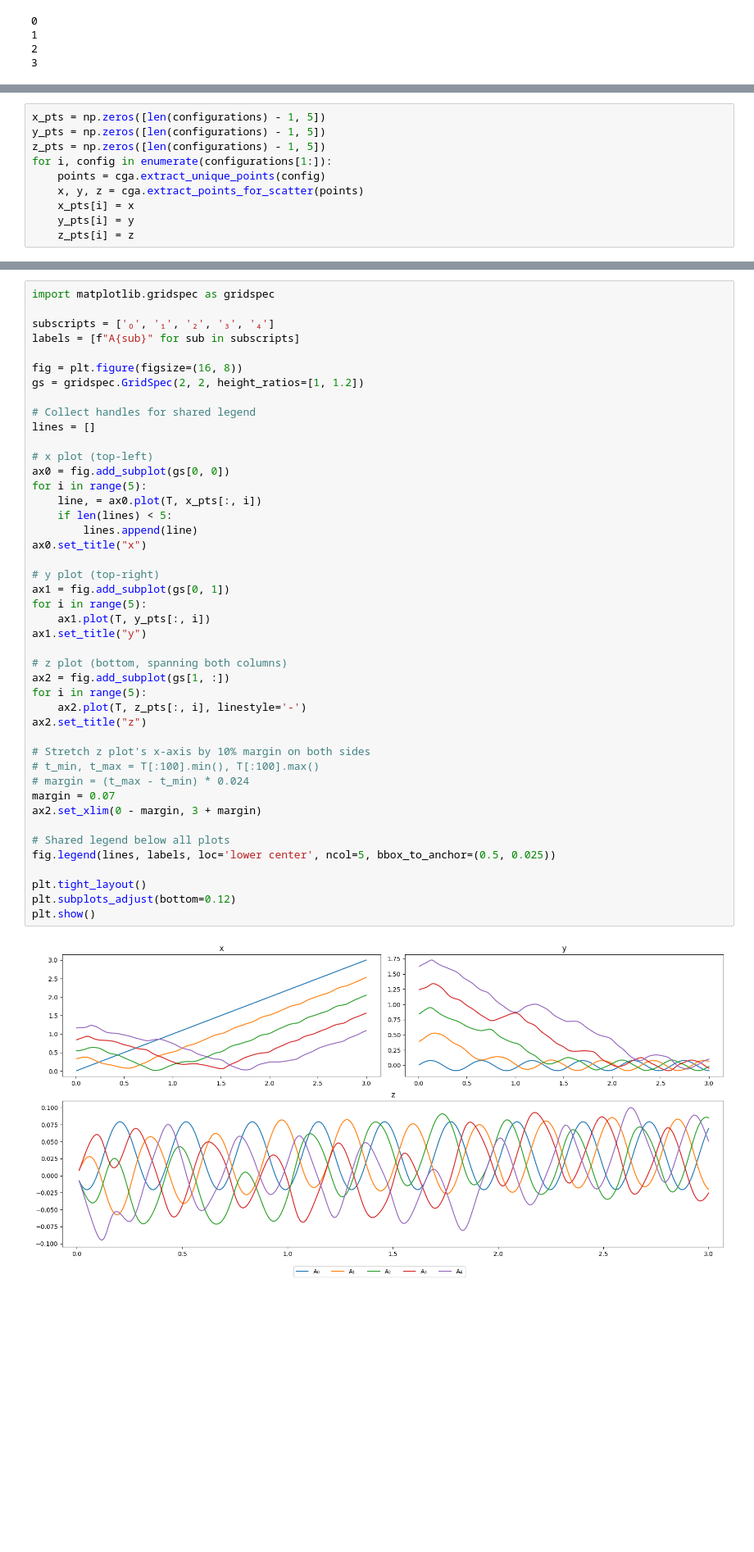
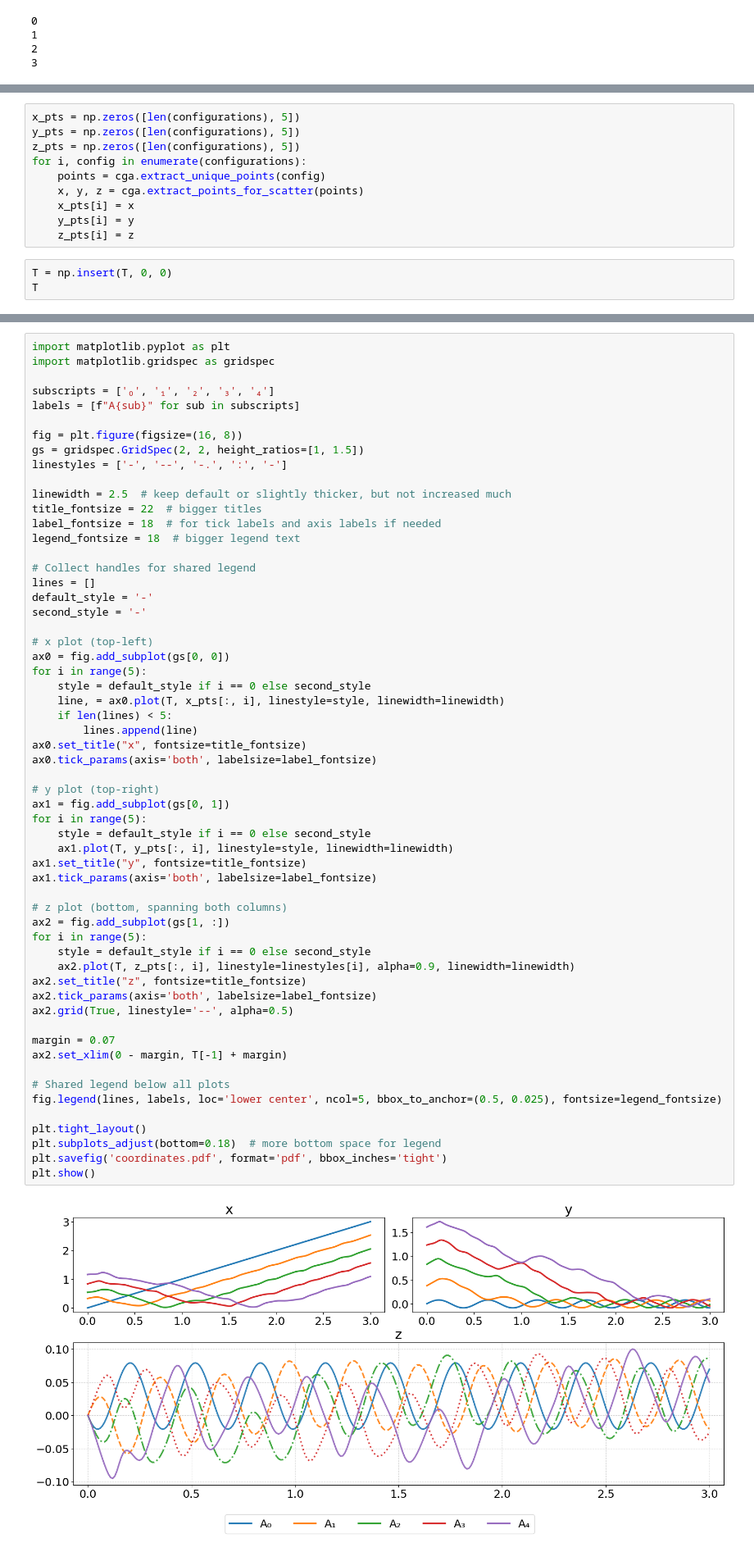
Before and after one commit to Romanuccio/Naga, a Jupyter notebook: Example.ipynb, the cells around one changed output, grey strips where cells are left out. Shown at 82% size. Drawn from its saved outputs; the diff is of its cells as text; blank space fills up the shorter version.

Commit message:
coord vis fin

```diff
--- a/Example.ipynb
+++ b/Example.ipynb
@@ -94,12 +94,15 @@ plt.show()
 [figure]
 [figure]
 # %%
-x_pts = np.zeros([len(configurations) - 1, 5])
-y_pts = np.zeros([len(configurations) - 1, 5])
-z_pts = np.zeros([len(configurations) - 1, 5])
-for i, config in enumerate(configurations[1:]):
+x_pts = np.zeros([len(configurations), 5])
+y_pts = np.zeros([len(configurations), 5])
+z_pts = np.zeros([len(configurations), 5])
+for i, config in enumerate(configurations):
     points = cga.extract_unique_points(config)
     x, y, z = cga.extract_points_for_scatter(points)
     x_pts[i] = x
     y_pts[i] = y
     z_pts[i] = z
+# %%
+T = np.insert(T, 0, 0)
+T
@@ -106,49 +127,63 @@ for i, config in enumerate(configurations[1:]):
 # %%
+import matplotlib.pyplot as plt
 import matplotlib.gridspec as gridspec
 
 subscripts = ['₀', '₁', '₂', '₃', '₄']
 labels = [f"A{sub}" for sub in subscripts]
 
 fig = plt.figure(figsize=(16, 8))
-gs = gridspec.GridSpec(2, 2, height_ratios=[1, 1.2])
+gs = gridspec.GridSpec(2, 2, height_ratios=[1, 1.5])
+linestyles = ['-', '--', '-.', ':', '-']
+
+linewidth = 2.5  # keep default or slightly thicker, but not increased much
+title_fontsize = 22  # bigger titles
+label_fontsize = 18  # for tick labels and axis labels if needed
+legend_fontsize = 18  # bigger legend text
 
 # Collect handles for shared legend
 lines = []
+default_style = '-'
+second_style = '-'
 
 # x plot (top-left)
 ax0 = fig.add_subplot(gs[0, 0])
 for i in range(5):
-    line, = ax0.plot(T, x_pts[:, i])
+    style = default_style if i == 0 else second_style
+    line, = ax0.plot(T, x_pts[:, i], linestyle=style, linewidth=linewidth)
     if len(lines) < 5:
         lines.append(line)
-ax0.set_title("x")
+ax0.set_title("x", fontsize=title_fontsize)
+ax0.tick_params(axis='both', labelsize=label_fontsize)
 
 # y plot (top-right)
 ax1 = fig.add_subplot(gs[0, 1])
 for i in range(5):
-    ax1.plot(T, y_pts[:, i])
-ax1.set_title("y")
+    style = default_style if i == 0 else second_style
+    ax1.plot(T, y_pts[:, i], linestyle=style, linewidth=linewidth)
+ax1.set_title("y", fontsize=title_fontsize)
+ax1.tick_params(axis='both', labelsize=label_fontsize)
 
 # z plot (bottom, spanning both columns)
 ax2 = fig.add_subplot(gs[1, :])
 for i in range(5):
-    ax2.plot(T, z_pts[:, i], linestyle='-')
-ax2.set_title("z")
+    style = default_style if i == 0 else second_style
+    ax2.plot(T, z_pts[:, i], linestyle=linestyles[i], alpha=0.9, linewidth=linewidth)
+ax2.set_title("z", fontsize=title_fontsize)
+ax2.tick_params(axis='both', labelsize=label_fontsize)
+ax2.grid(True, linestyle='--', alpha=0.5)
 
-# Stretch z plot's x-axis by 10% margin on both sides
-# t_min, t_max = T[:100].min(), T[:100].max()
-# margin = (t_max - t_min) * 0.024
 margin = 0.07
-ax2.set_xlim(0 - margin, 3 + margin)
+ax2.set_xlim(0 - margin, T[-1] + margin)
 
 # Shared legend below all plots
-fig.legend(lines, labels, loc='lower center', ncol=5, bbox_to_anchor=(0.5, 0.025))
+fig.legend(lines, labels, loc='lower center', ncol=5, bbox_to_anchor=(0.5, 0.025), fontsize=legend_fontsize)
 
 plt.tight_layout()
-plt.subplots_adjust(bottom=0.12)
+plt.subplots_adjust(bottom=0.18)  # more bottom space for legend
+plt.savefig('coordinates.pdf', format='pdf', bbox_inches='tight')
 plt.show()
 # %% [output]
-[figure, old version]
+[figure, new version]
 # %%
 import matplotlib.gridspec as gridspec
 
```
Also changed, not shown: parts of 2 cells of this notebook, 3 other files.
